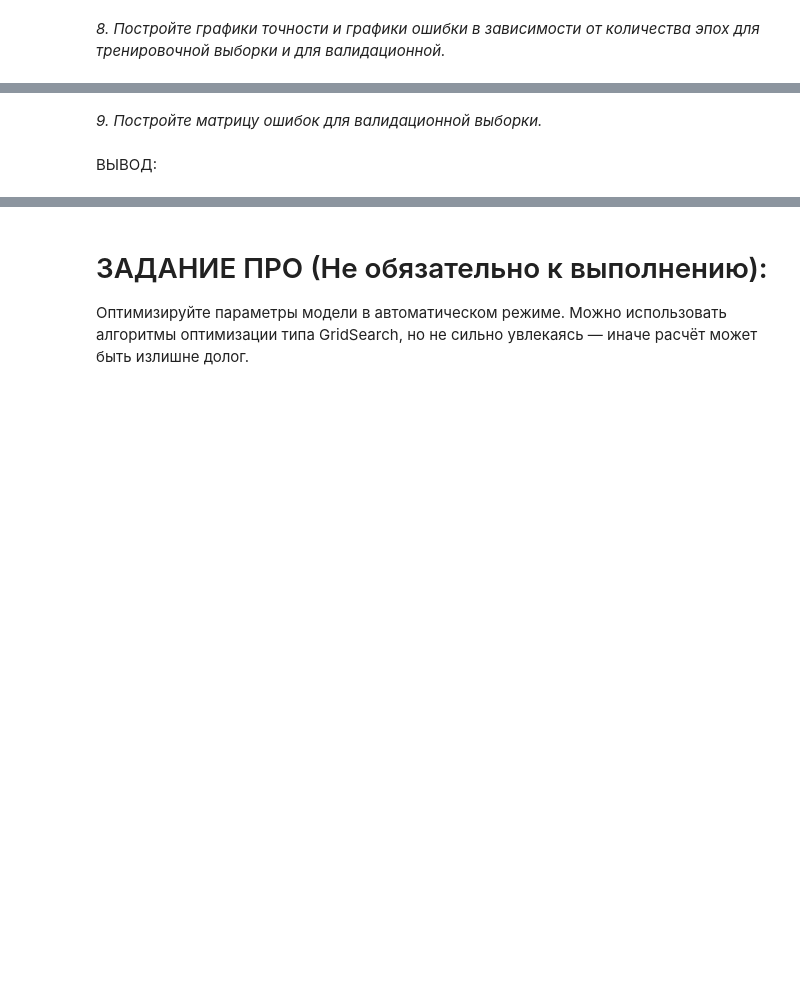
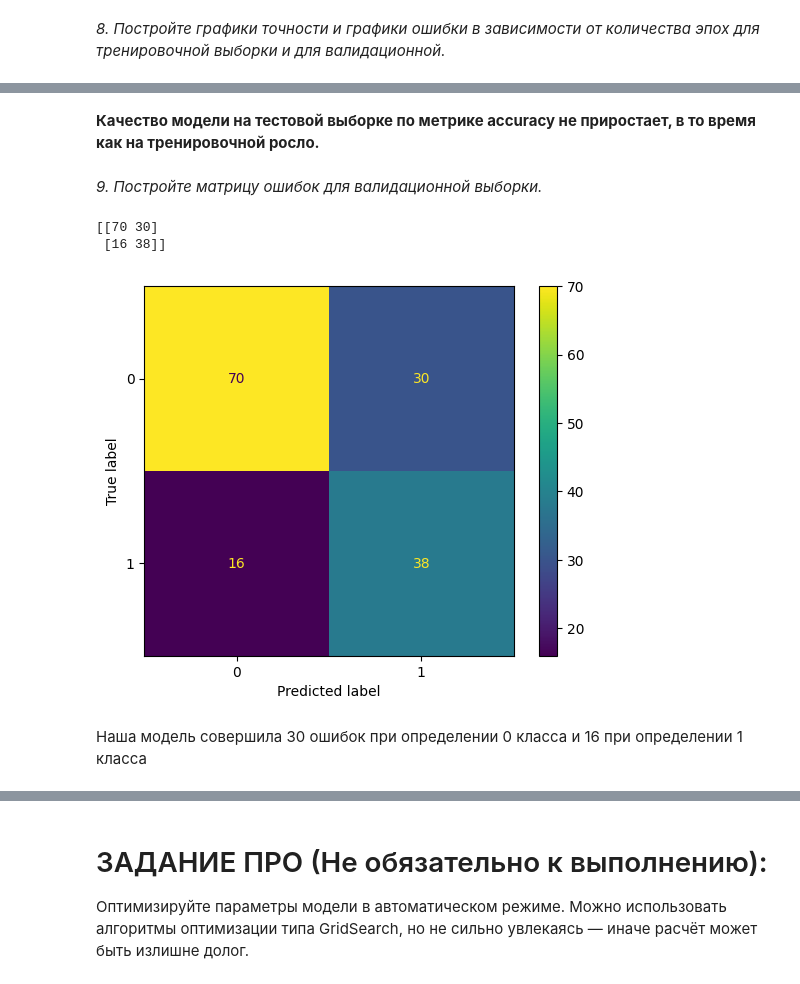
Before and after one commit to W1llAnn/1tdata-homework, a Jupyter notebook: 3.1 - homework.ipynb, the cells around one changed output, grey strips where cells are left out. Saved outputs shown, nothing was run; the diff lists cells and outputs as text; code cells hidden in the pictures; blank space fills up the shorter version.

```diff
--- a/3.1 - homework.ipynb
+++ b/3.1 - homework.ipynb
@@ -185,0 +316,3 @@ X_test_scaler = scaler.transform(X_test)
+# %%
+pred_test = np.round(model.predict(X_test_scaler, verbose=1))
+print(classification_report(y_test, pred_test))
@@ -188,4 +357,18 @@ X_test_scaler = scaler.transform(X_test)
+# %% [markdown]
+**Качество модели на тестовой выборке по метрике accuracy не приростает, в то время как на тренировочной росло.**
 # %% [markdown]
 *9. Постройте матрицу ошибок для валидационной выборки.*
-# %% [markdown]
-ВЫВОД:
+# %%
+r = confusion_matrix(y_test, pred_test)
+print(r)
+# %% [output]
+[[70 30]
+ [16 38]]
+# %%
+disp = ConfusionMatrixDisplay(confusion_matrix=r)
+disp.plot()
+plt.show()
+# %% [output]
+[figure, added]
+# %% [markdown]
+Наша модель совершила 30 ошибок при определении 0 класса и 16 при определении 1 класса
```
Also changed, not shown: parts of 36 cells of this notebook, 2 other files.
